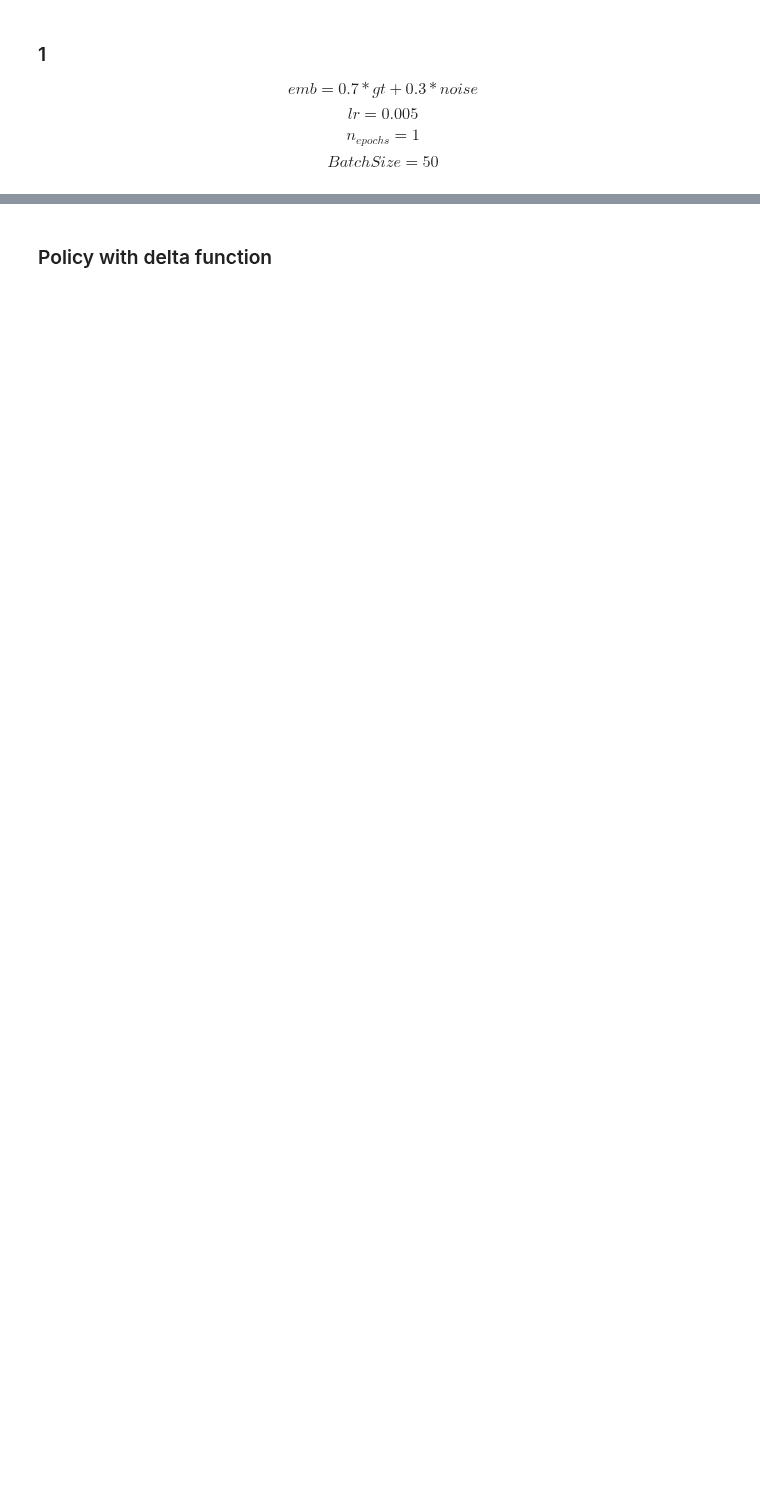
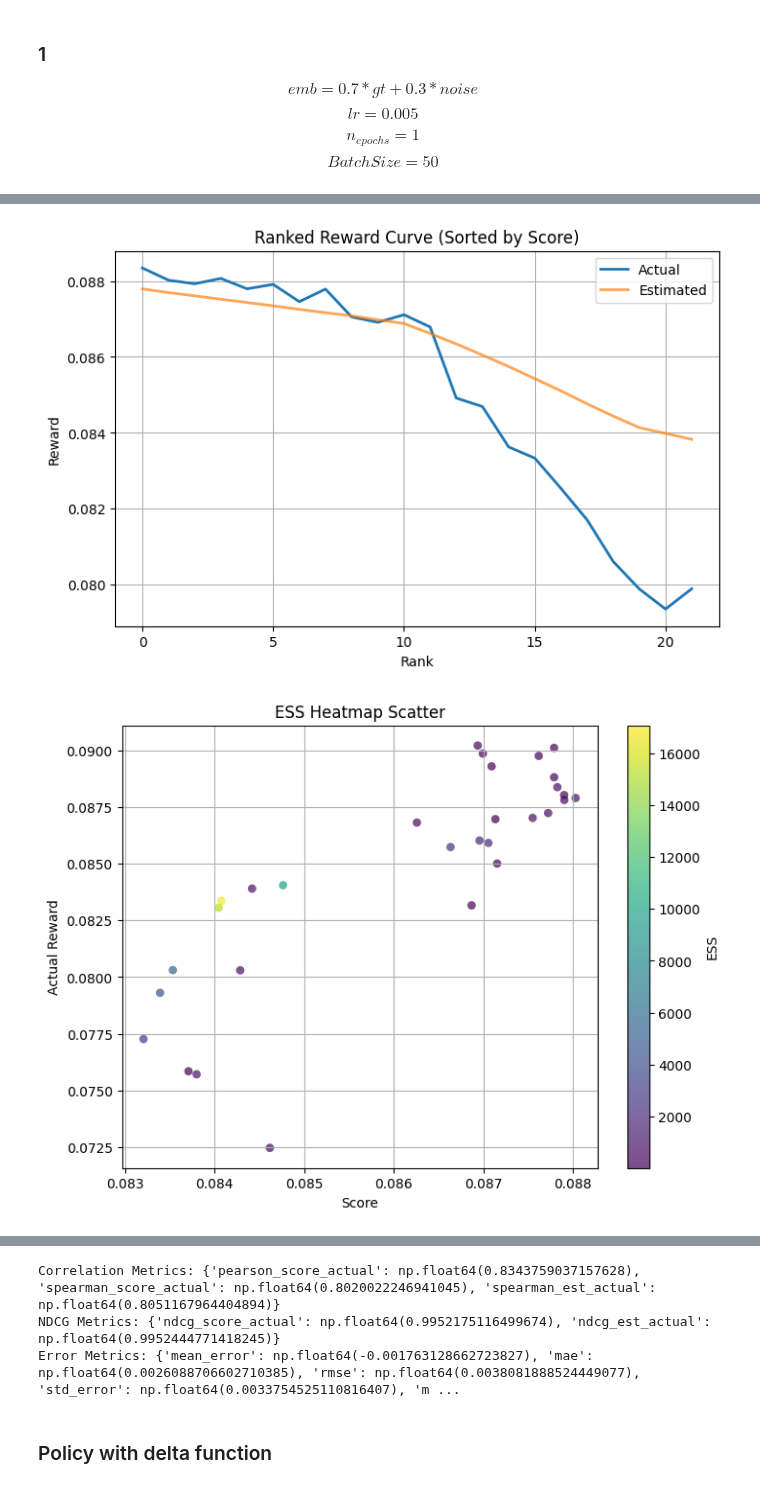
Before and after one commit to TauRoeed/OPC, a Jupyter notebook: run_OPL_tests.ipynb, the cells around one changed output, grey strips where cells are left out. Drawn from its saved outputs; the diff is of its cells as text; code cells hidden in the pictures; blank space fills up the shorter version.

```diff
--- a/run_OPL_tests.ipynb
+++ b/run_OPL_tests.ipynb
@@ -158,10 +171,14 @@ cols = ['dr_naive_mean', 'dr_naive_ci_low',
 
 # rank_tbl
 # %%
+n_actions = 3000
+n_users = 3000
+emb_dim = 12
+
 dataset_params = dict(
-                    n_actions= 500,
-                    n_users = 500,
-                    emb_dim = 16,
+                    n_actions=n_actions,
+                    n_users=n_users,
+                    emb_dim=emb_dim,
                     # sigma = 0.1,
                     eps = 0.6, # this is the epsilon for the noise in the ground truth policy representation
                     ctr = 0.1
@@ -360,19 +196,19 @@ Plotting calibration for: dr_uni_ci_low
 num_runs = 1
 batch_size = 200
 num_neighbors = 6
-n_trials_for_optuna = 155
+n_trials_for_optuna = 30
 # num_rounds_list = [500, 1000, 2000, 10000, 20000]
 # num_rounds_list = [500, 1000, 2000]
-num_rounds_list = [15000]
+num_rounds_list = [250000]
 
 
 # Manually define your best parameters
 best_params_to_use = {
-    "lr": 0.096,  # Learning rate
-    "num_epochs": 5,  # Number of training epochs
+    "lr": 0.0025,  # Learning rate
+    "num_epochs": 8,  # Number of training epochs
     "batch_size": 64,  # Batch size for training
     "num_neighbors": 8,  # Number of neighbors for neighborhood model
-    "lr_decay": 0.85  # Learning rate decay factor
+    "lr_decay": 0.98  # Learning rate decay factor
 }
 # %% [markdown]
 ### 1
@@ -385,7 +221,7 @@ $$BatchSize=50$$
 print("Value of num_rounds_list:", num_rounds_list)
 
 # Run the optimization
-df4, study_df = regression_trainer_trial(num_runs, num_neighbors, num_rounds_list, train_dataset, batch_size, val_size=10000, n_trials=n_trials_for_optuna, prev_best_params=best_params_to_use)
+df4, study_df = regression_trainer_trial(num_runs, num_neighbors, num_rounds_list, train_dataset, batch_size, val_size=100000, n_trials=n_trials_for_optuna, prev_best_params=best_params_to_use)
 
 # # Print best hyperparameters for each training size
 # print("\n=== BEST HYPERPARAMETERS BY TRAINING SIZE ===")
@@ -402,4 +285,7 @@ df4[['policy_rewards', 'ipw', 'reg_dm', 'conv_dm', 'conv_dr', 'conv_sndr', 'acti
 # %%
-study_df.to_csv(f"trial_dfs/study_df_{n_trials_for_optuna}_{12345}.csv")
+# study_df.to_csv(f"trial_dfs/study_df_{n_trials_for_optuna}_{12345}.csv")
 
 compute_statistics_and_plots(study_df)
+# %% [output]
+[figure, added]
+[figure, added]
@@ -406,3 +293,6 @@ compute_statistics_and_plots(study_df)
+Correlation Metrics: {'pearson_score_actual': np.float64(0.8343759037157628), 'spearman_score_actual': np.float64(0.8020022246941045), 'spearman_est_actual': np.float64(0.8051167964404894)}
+NDCG Metrics: {'ndcg_score_actual': np.float64(0.9952175116499674), 'ndcg_est_actual': np.float64(0.9952444771418245)}
+Error Metrics: {'mean_error': np.float64(-0.001763128662723827), 'mae': np.float64(0.0026088706602710385), 'rmse': np.float64(0.0038081888524449077), 'std_error': np.float64(0.0033754525110816407), 'm ...
 # %% [markdown]
 ### Policy with delta function
 # %%
```
Also changed, not shown: parts of 45 cells of this notebook, 3 other files.
